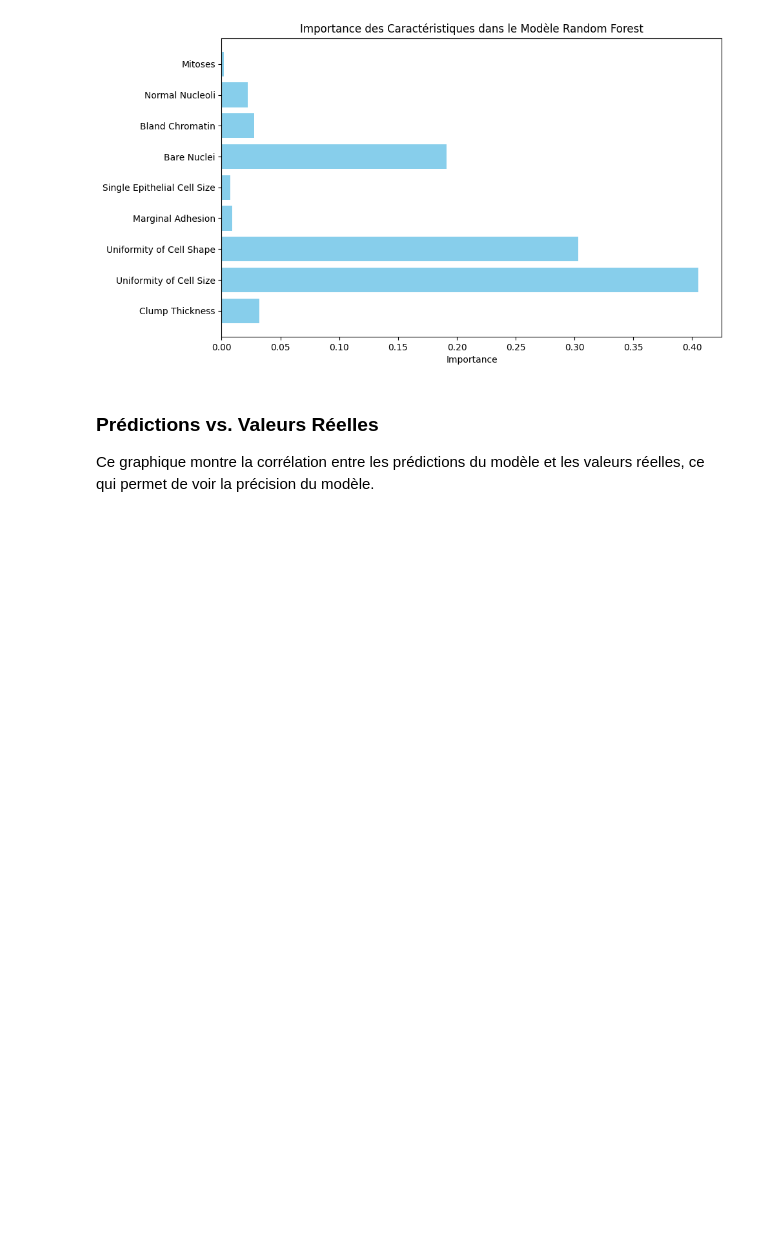
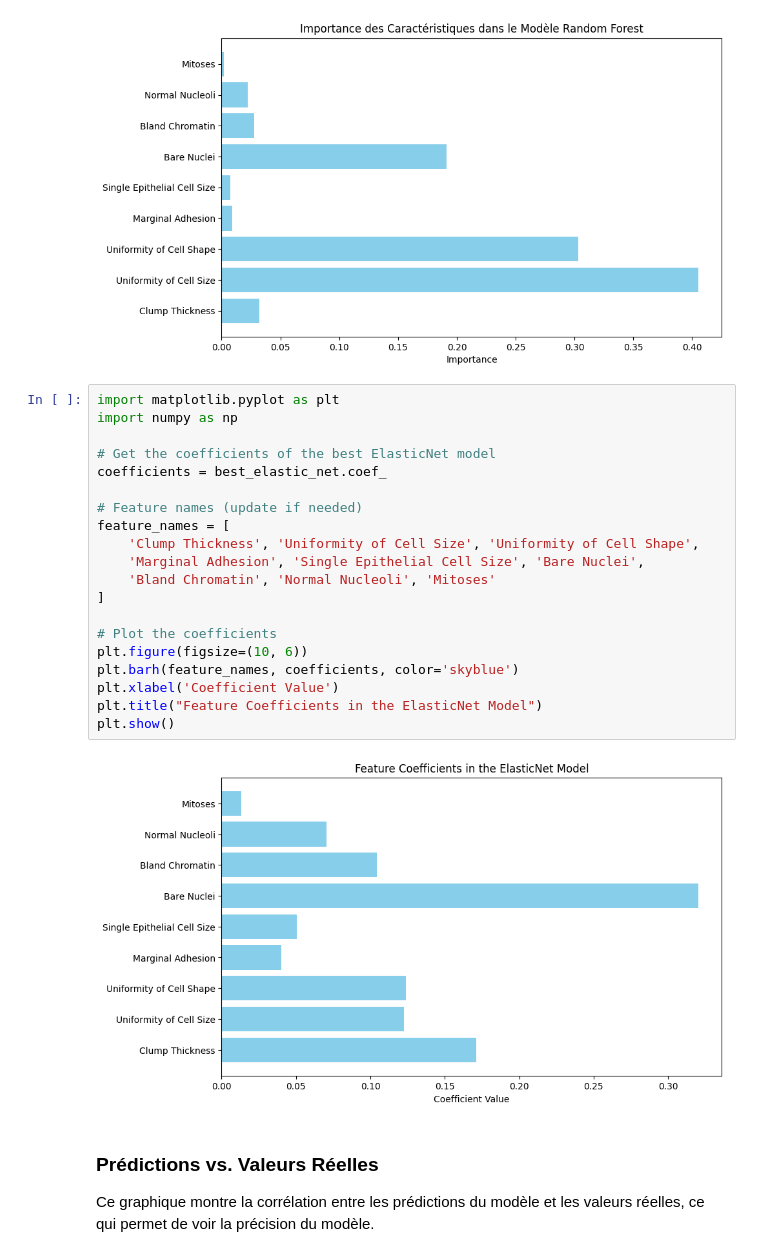
Before and after one commit to Sheris-Milly/Cancer_Predection_App, a Jupyter notebook: static/best rf.ipynb, the cells around one changed output. Cells and saved outputs as stored; diff of their text form; blank space fills up the shorter version.

Commit message:
used elastic

```diff
--- a/static/best rf.ipynb
+++ b/static/best rf.ipynb
@@ -405,6 +434,28 @@ plt.title("Importance des Caractéristiques dans le Modèle Random Forest")
 plt.show()
 # %% [output]
 [figure]
+# %%
+import matplotlib.pyplot as plt
+import numpy as np
+
+# Get the coefficients of the best ElasticNet model
+coefficients = best_elastic_net.coef_
+
+# Feature names (update if needed)
+feature_names = [
+    'Clump Thickness', 'Uniformity of Cell Size', 'Uniformity of Cell Shape',
+    'Marginal Adhesion', 'Single Epithelial Cell Size', 'Bare Nuclei',
+    'Bland Chromatin', 'Normal Nucleoli', 'Mitoses'
+]
+
+# Plot the coefficients
+plt.figure(figsize=(10, 6))
+plt.barh(feature_names, coefficients, color='skyblue')
+plt.xlabel('Coefficient Value')
+plt.title("Feature Coefficients in the ElasticNet Model")
+plt.show()
+# %% [output]
+[figure, added]
 # %% [markdown]
 ### Prédictions vs. Valeurs Réelles
 Ce graphique montre la corrélation entre les prédictions du modèle et les valeurs réelles, ce qui permet de voir la précision du modèle.
```
Also changed, not shown: parts of 7 cells of this notebook, 4 other files.
